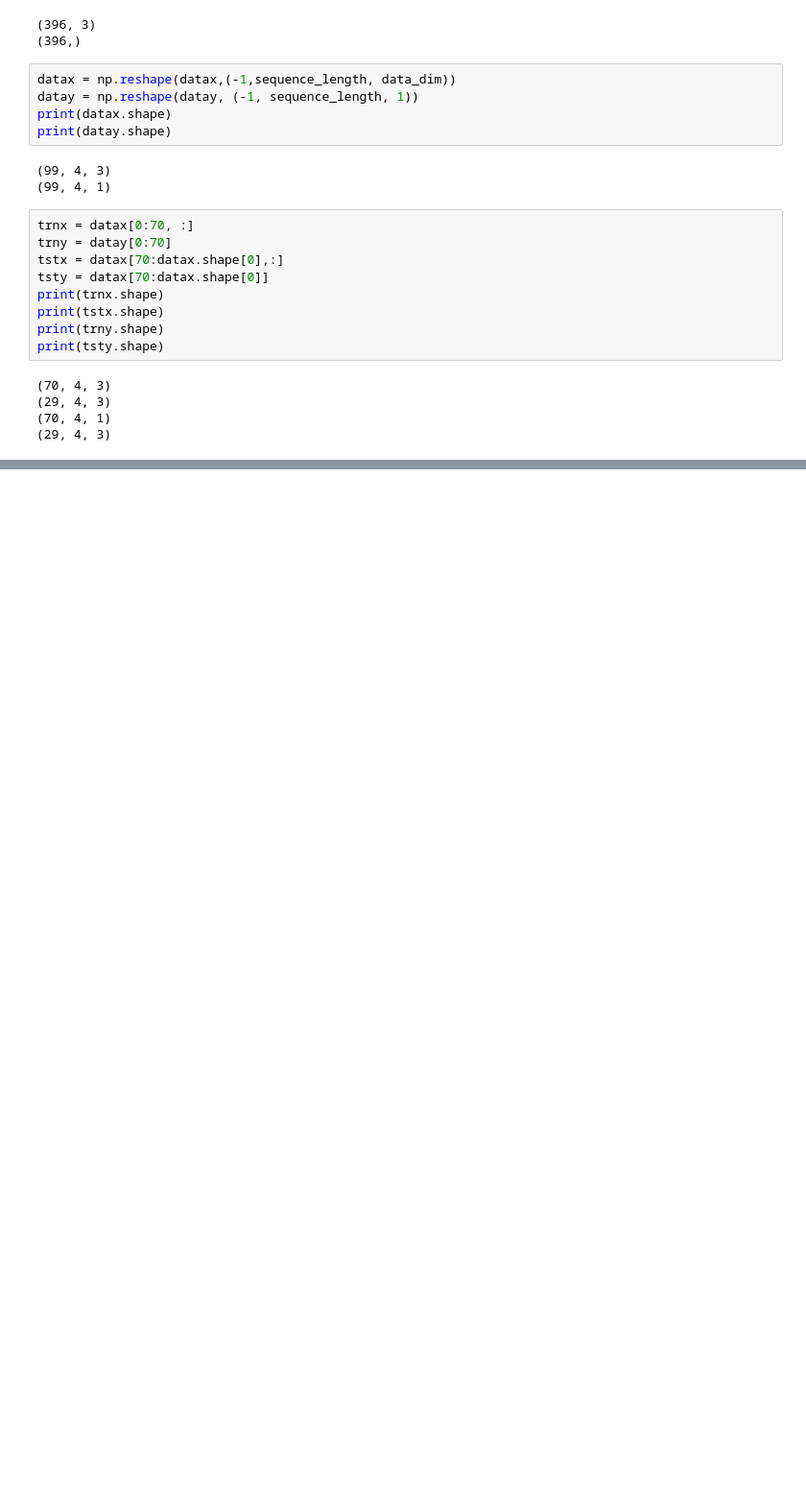
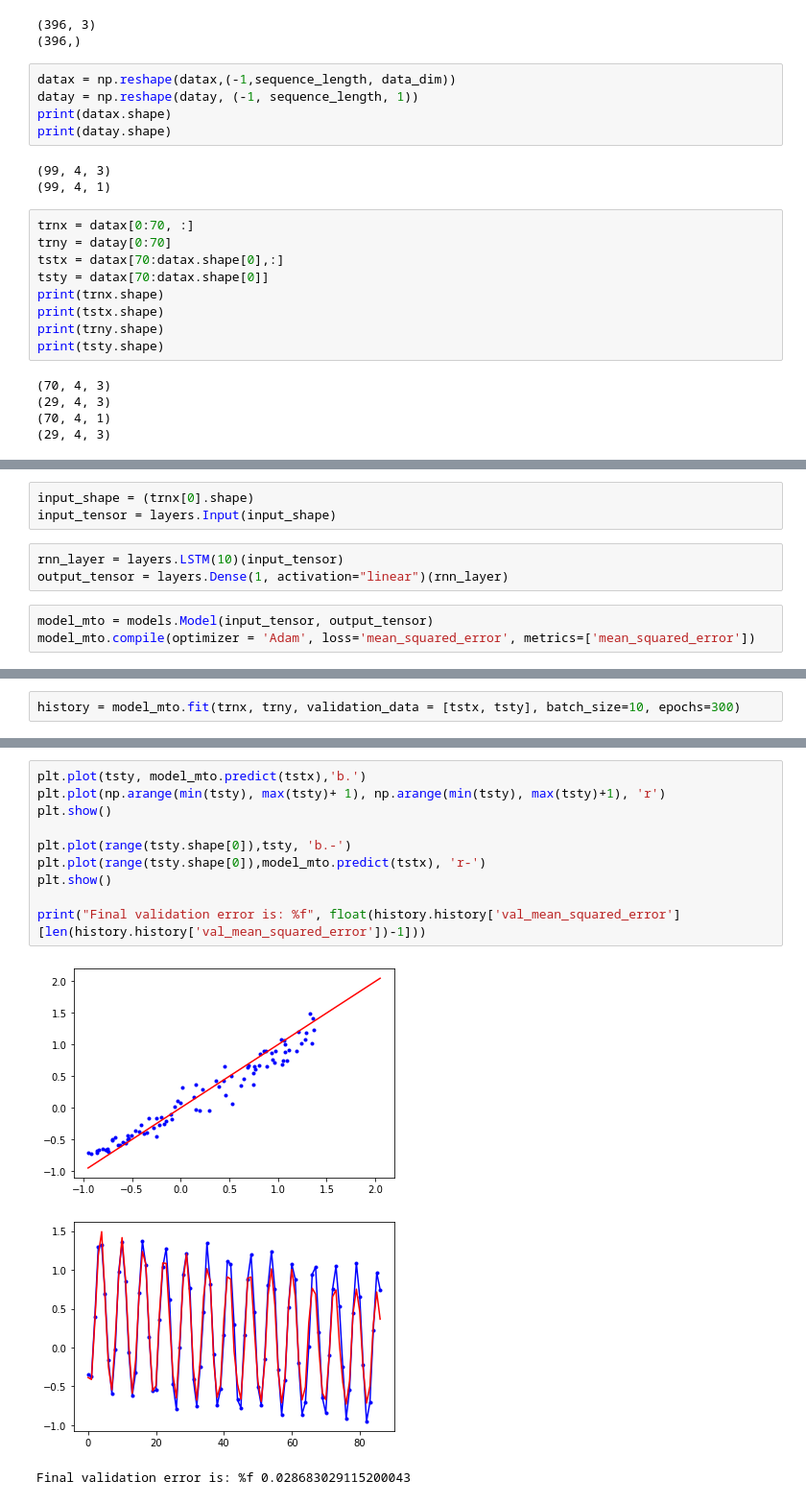
Before and after one commit to woody35545/DFN, a Jupyter notebook: RNN.ipynb, the cells around one changed output, grey strips where cells are left out. Shown at 96% size. Saved outputs shown, nothing was run; the diff lists cells and outputs as text; blank space fills up the shorter version.

```diff
--- a/RNN.ipynb
+++ b/RNN.ipynb
@@ -197,0 +325,9 @@ _________________________________________________________________
+# %%
+input_shape = (trnx[0].shape)
+input_tensor = layers.Input(input_shape)
+# %%
+rnn_layer = layers.LSTM(10)(input_tensor)
+output_tensor = layers.Dense(1, activation="linear")(rnn_layer)
+# %%
+model_mto = models.Model(input_tensor, output_tensor)
+model_mto.compile(optimizer = 'Adam', loss='mean_squared_error', metrics=['mean_squared_error'])
@@ -197,0 +352,2 @@ _________________________________________________________________
+# %%
+history = model_mto.fit(trnx, trny, validation_data = [tstx, tsty], batch_size=10, epochs=300)
@@ -197,0 +372,14 @@ _________________________________________________________________
+# %%
+plt.plot(tsty, model_mto.predict(tstx),'b.')
+plt.plot(np.arange(min(tsty), max(tsty)+ 1), np.arange(min(tsty), max(tsty)+1), 'r')
+plt.show()
+
+plt.plot(range(tsty.shape[0]),tsty, 'b.-')
+plt.plot(range(tsty.shape[0]),model_mto.predict(tstx), 'r-')
+plt.show()
+
+print("Final validation error is: %f", float(history.history['val_mean_squared_error'][len(history.history['val_mean_squared_error'])-1]))
+# %% [output]
+[figure, added]
+[figure, added]
+Final validation error is: %f 0.028683029115200043
```
Also changed, not shown: parts of 36 cells of this notebook.
